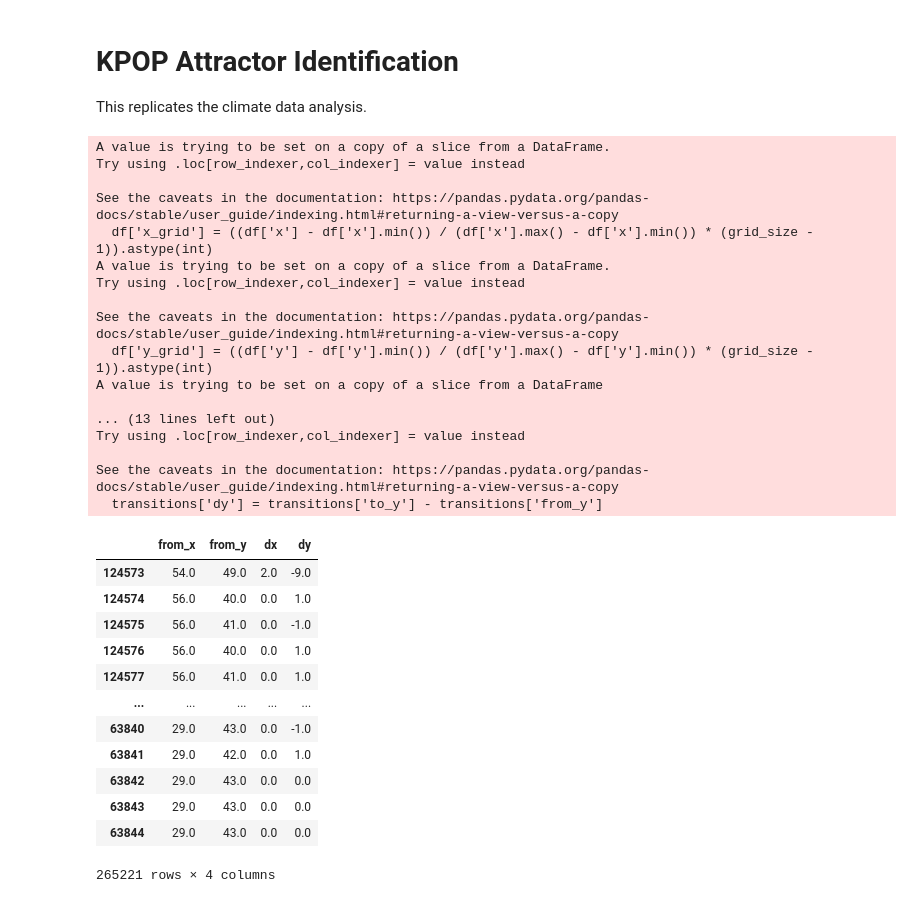
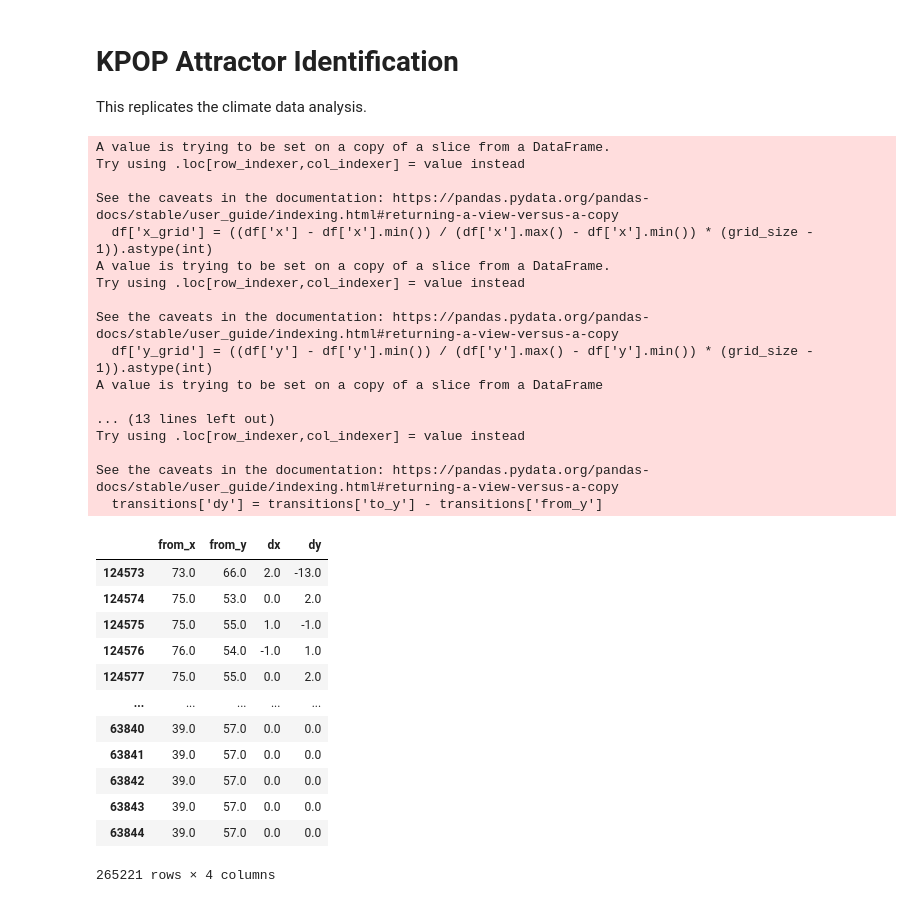
Before and after one commit to c4-lab/blf-attractor-algorithm, a Jupyter notebook: KpopAttractorIdentification.ipynb, the cells around one changed output. Saved outputs shown, nothing was run; the diff lists cells and outputs as text; code cells hidden in the pictures.

```diff
--- a/KpopAttractorIdentification.ipynb
+++ b/KpopAttractorIdentification.ipynb
@@ -8,7 +8,7 @@ import pandas as pd
 trace = pd.read_csv("./local_data/trace_w_attractors-final-we-rev3.csv")
 # %%
 df = trace[["u_id","x","y","dt"]]
-grid_size = 75
+grid_size = 100
 df['x_grid'] = ((df['x'] - df['x'].min()) / (df['x'].max() - df['x'].min()) * (grid_size - 1)).astype(int)
 df['y_grid'] = ((df['y'] - df['y'].min()) / (df['y'].max() - df['y'].min()) * (grid_size - 1)).astype(int)
 
@@ -20,44 +20,44 @@ df['from_x'] = df['x_grid'].shift(1)
 df['from_y'] = df['y_grid'].shift(1)
 df['to_x'] = df['x_grid']
 df['to_y'] = df['y_grid']
 
 # Filter out rows that do not represent a transition (first occurrence for each user)
 transitions = df[df['u_id'] == df['u_id'].shift(1)]
 
 transitions['dx'] = transitions['to_x'] - transitions['from_x']
 transitions['dy'] = transitions['to_y'] - transitions['from_y']
 tx = transitions[['from_x','from_y','dx','dy']]
 tx
 # %% [output]
 A value is trying to be set on a copy of a slice from a DataFrame.
 Try using .loc[row_indexer,col_indexer] = value instead
 
 See the caveats in the documentation: https://pandas.pydata.org/pandas-docs/stable/user_guide/indexing.html#returning-a-view-versus-a-copy
   df['x_grid'] = ((df['x'] - df['x'].min()) / (df['x'].max() - df['x'].min()) * (grid_size - 1)).astype(int)
 A value is trying to be set on a copy of a slice from a DataFrame.
 Try using .loc[row_indexer,col_indexer] = value instead
 
 See the caveats in the documentation: https://pandas.pydata.org/pandas-docs/stable/user_guide/indexing.html#returning-a-view-versus-a-copy
   df['y_grid'] = ((df['y'] - df['y'].min()) / (df['y'].max() - df['y'].min()) * (grid_size - 1)).astype(int)
 A value is trying to be set on a copy of a slice from a DataFrame
 
 ... (13 lines left out)
 Try using .loc[row_indexer,col_indexer] = value instead
 
 See the caveats in the documentation: https://pandas.pydata.org/pandas-docs/stable/user_guide/indexing.html#returning-a-view-versus-a-copy
   transitions['dy'] = transitions['to_y'] - transitions['from_y']
 |  | from_x | from_y | dx | dy |
-| 124573 | 54.0 | 49.0 | 2.0 | -9.0 |
-| 124574 | 56.0 | 40.0 | 0.0 | 1.0 |
-| 124575 | 56.0 | 41.0 | 0.0 | -1.0 |
-| 124576 | 56.0 | 40.0 | 0.0 | 1.0 |
-| 124577 | 56.0 | 41.0 | 0.0 | 1.0 |
+| 124573 | 73.0 | 66.0 | 2.0 | -13.0 |
+| 124574 | 75.0 | 53.0 | 0.0 | 2.0 |
+| 124575 | 75.0 | 55.0 | 1.0 | -1.0 |
+| 124576 | 76.0 | 54.0 | -1.0 | 1.0 |
+| 124577 | 75.0 | 55.0 | 0.0 | 2.0 |
 | ... | ... | ... | ... | ... |
-| 63840 | 29.0 | 43.0 | 0.0 | -1.0 |
-| 63841 | 29.0 | 42.0 | 0.0 | 1.0 |
-| 63842 | 29.0 | 43.0 | 0.0 | 0.0 |
-| 63843 | 29.0 | 43.0 | 0.0 | 0.0 |
-| 63844 | 29.0 | 43.0 | 0.0 | 0.0 |
+| 63840 | 39.0 | 57.0 | 0.0 | 0.0 |
+| 63841 | 39.0 | 57.0 | 0.0 | 0.0 |
+| 63842 | 39.0 | 57.0 | 0.0 | 0.0 |
+| 63843 | 39.0 | 57.0 | 0.0 | 0.0 |
+| 63844 | 39.0 | 57.0 | 0.0 | 0.0 |
 265221 rows × 4 columns
 # %%
 import numpy as np
```
Also changed, not shown: parts of 3 cells of this notebook, 7 other files.
